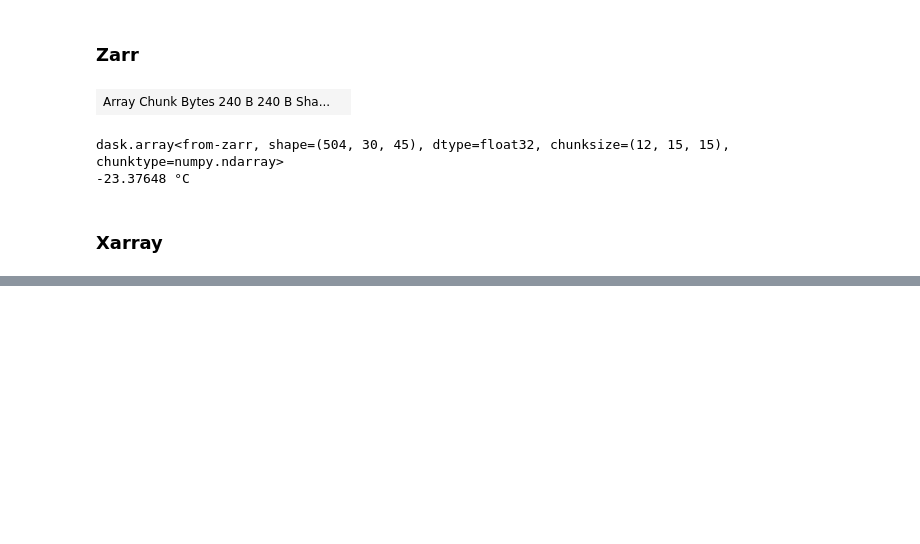
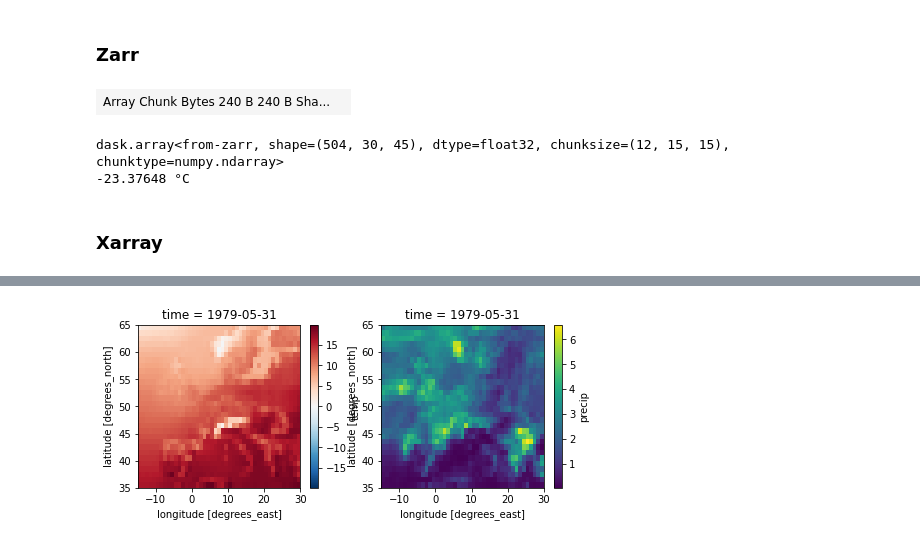
Before and after one commit to dissagaliyeva/python, a Jupyter notebook: dask_parallel_computing/basics.ipynb, the cells around one changed output, grey strips where cells are left out. Drawn from its saved outputs; the diff is of its cells as text; code cells hidden in the pictures; blank space fills up the shorter version.

Commit message:
Xarray experimentations

```diff
--- a/dask_parallel_computing/basics.ipynb
+++ b/dask_parallel_computing/basics.ipynb
@@ -265,3 +265,8 @@ dask.array<from-zarr, shape=(504, 30, 45), dtype=float32, chunksize=(12, 15, 15)
 -23.37648 °C
 # %% [markdown]
 ### Xarray
+# %%
+import xarray
+
+ds = xarray.open_zarr('era_eu.zarr')
+ds
@@ -267,0 +341,14 @@ dask.array<from-zarr, shape=(504, 30, 45), dtype=float32, chunksize=(12, 15, 15)
+# %%
+# Select the zeroth time in the DataSet
+ds_sel = ds.isel(time=0)
+
+fig, (ax1, ax2) = plt.subplots(1,2, figsize=(8, 3))
+
+# Plot the zeroth temperature field on ax1
+ds_sel['temp'].plot(ax=ax1)
+
+# Plot the zeroth precipitation field on ax2
+ds_sel['precip'].plot(ax=ax2)
+plt.show()
+# %% [output]
+[figure, added]
```
Also changed, not shown: parts of 5 cells of this notebook, 1 other file.
